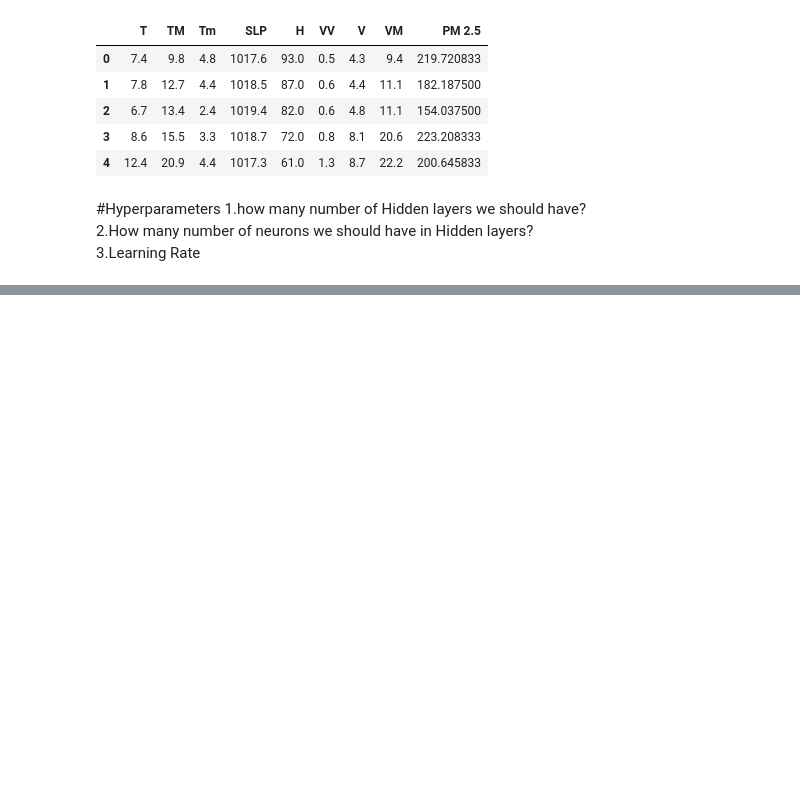
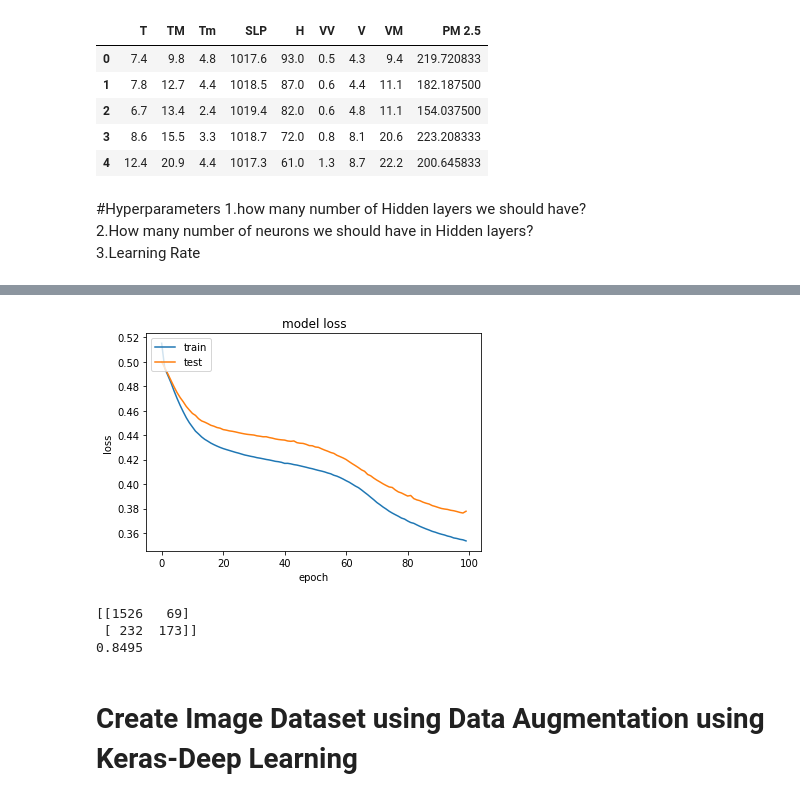
Before and after one commit to SDRIYAZ/DEEP-LEARNING-ANN, a Jupyter notebook: Deep_Learning_(YB).ipynb, the cells around one changed output, grey strips where cells are left out. Saved outputs shown, nothing was run; the diff lists cells and outputs as text; code cells hidden in the pictures; blank space fills up the shorter version.

```diff
--- a/Deep_Learning_(YB).ipynb
+++ b/Deep_Learning_(YB).ipynb
@@ -128,0 +304,11 @@ Score: nan
+# %%
+# summarize history for loss
+plt.plot(model_history.history['loss'])
+plt.plot(model_history.history['val_loss'])
+plt.title('model loss')
+plt.ylabel('loss')
+plt.xlabel('epoch')
+plt.legend(['train', 'test'], loc='upper left')
+plt.show()
+# %% [output]
+[figure, added]
@@ -128,0 +330,9 @@ Score: nan
+# %%
+print(cm)
+print(score)
+# %% [output]
+[[1526   69]
+ [ 232  173]]
+0.8495
+# %% [markdown]
+# Create Image Dataset using Data Augmentation using Keras-Deep Learning
```
Also changed, not shown: parts of 101 cells of this notebook.
